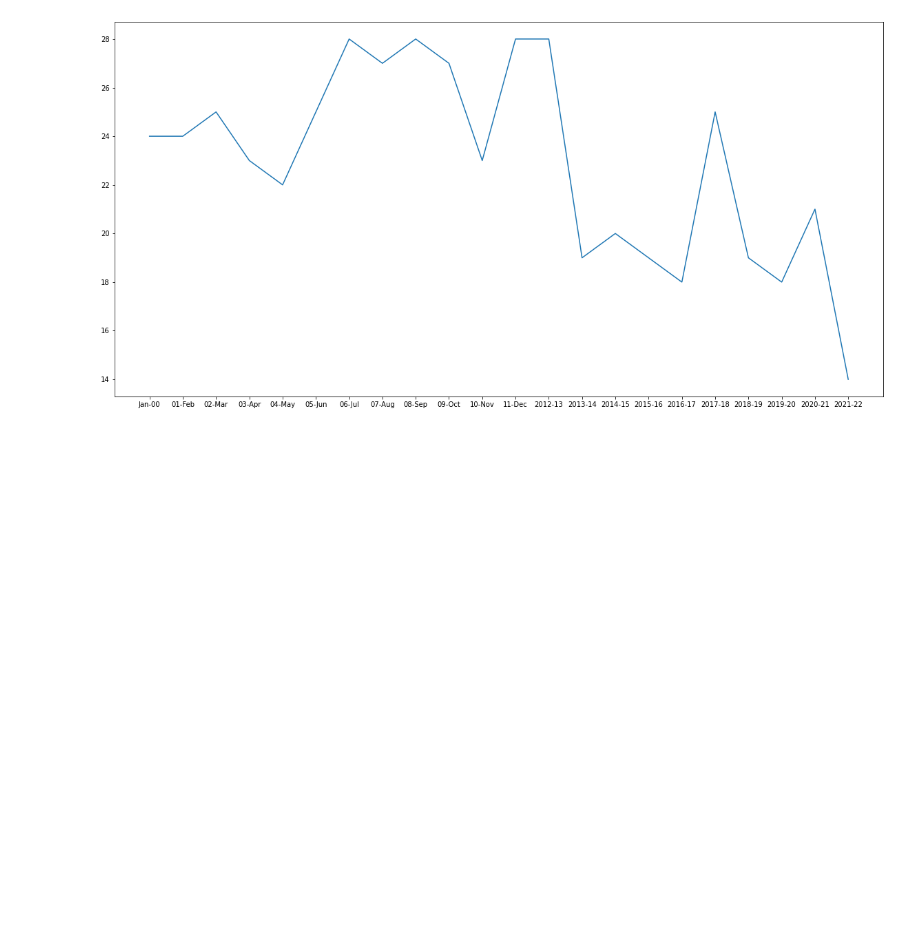
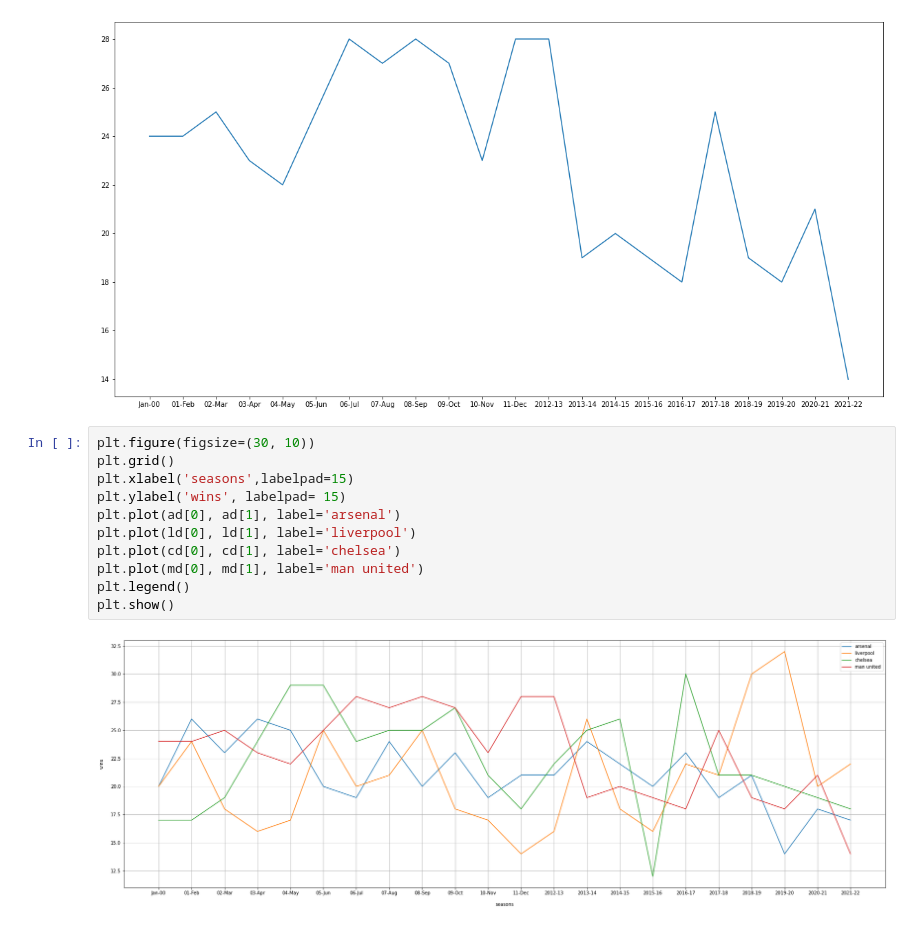
Before and after one commit to kiku99/EPL_Analysis, a Jupyter notebook: TWPS/TWPSgraph.ipynb, the cells around one changed output. Drawn from its saved outputs; the diff is of its cells as text; blank space fills up the shorter version.

```diff
--- a/TWPS/TWPSgraph.ipynb
+++ b/TWPS/TWPSgraph.ipynb
@@ -199,3 +199,16 @@ plt.plot(md[0], md[1])
 plt.show()
 # %% [output]
 [figure]
+# %%
+plt.figure(figsize=(30, 10))
+plt.grid()
+plt.xlabel('seasons',labelpad=15)
+plt.ylabel('wins', labelpad= 15)
+plt.plot(ad[0], ad[1], label='arsenal')
+plt.plot(ld[0], ld[1], label='liverpool')
+plt.plot(cd[0], cd[1], label='chelsea')
+plt.plot(md[0], md[1], label='man united')
+plt.legend()
+plt.show()
+# %% [output]
+[figure, added]
```
